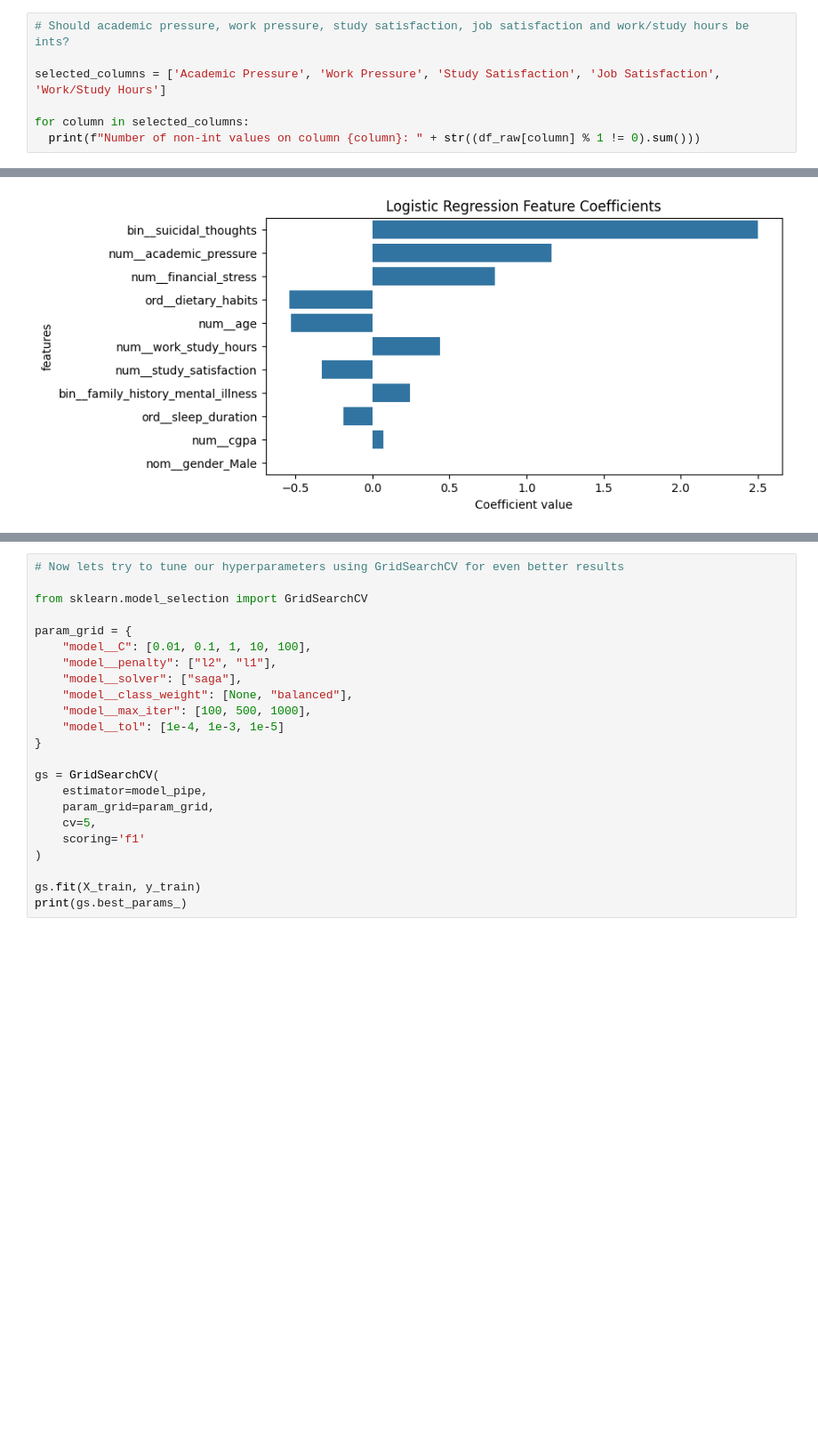
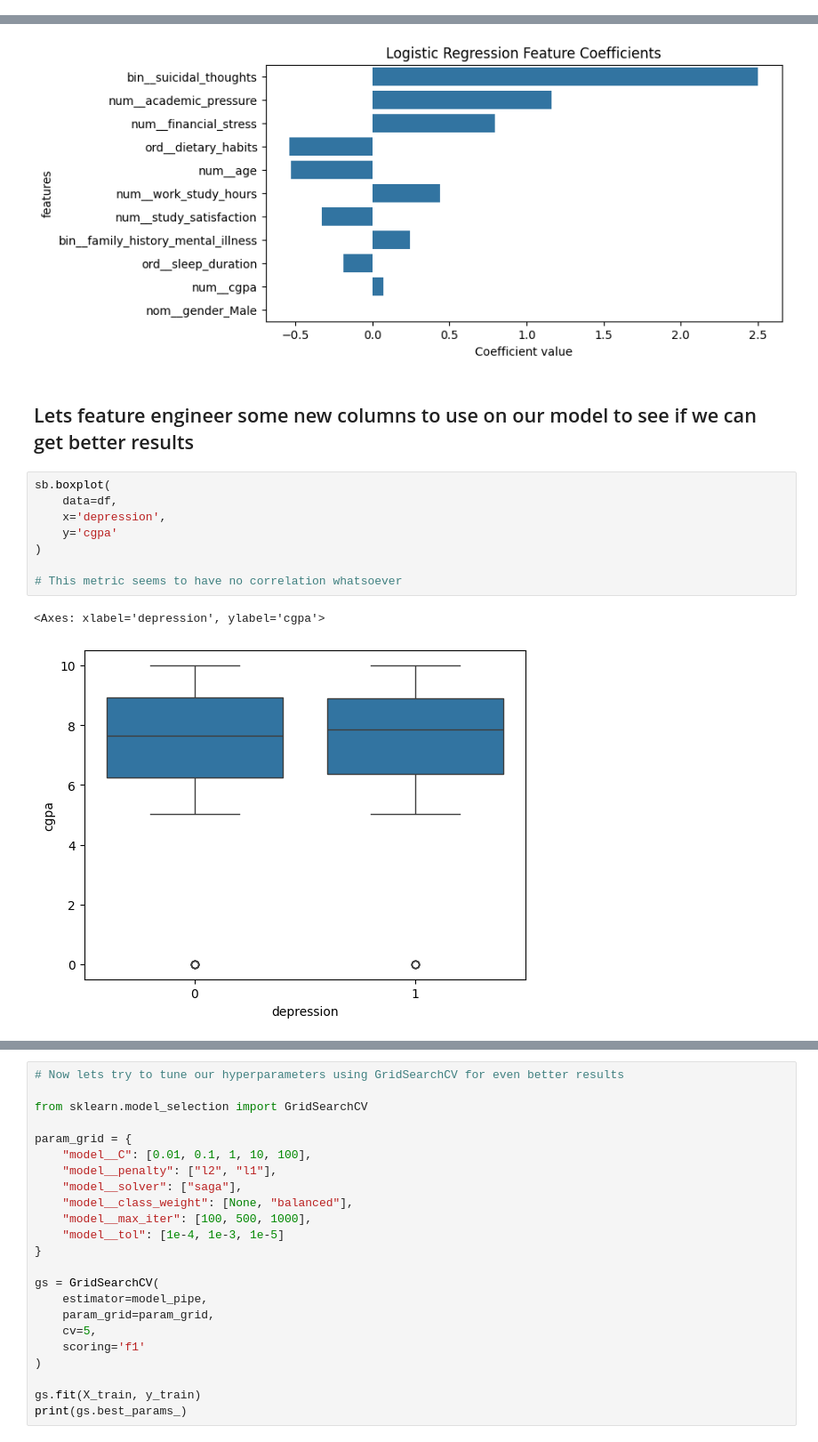
Before and after one commit to puck-arthur/data-learning, a Jupyter notebook: notebooks/week4_feature_engineering.ipynb, the cells around one changed output, grey strips where cells are left out. Shown at 89% size. Saved outputs shown, nothing was run; the diff lists cells and outputs as text; blank space fills up the shorter version.

```diff
--- a/notebooks/week4_feature_engineering.ipynb
+++ b/notebooks/week4_feature_engineering.ipynb
@@ -105,7 +83,0 @@ memory usage: 3.8+ MB
-# %%
-# Should academic pressure, work pressure, study satisfaction, job satisfaction and work/study hours be ints?
-
-selected_columns = ['Academic Pressure', 'Work Pressure', 'Study Satisfaction', 'Job Satisfaction', 'Work/Study Hours']
-
-for column in selected_columns:
-  print(f"Number of non-int values on column {column}: " + str((df_raw[column] % 1 != 0).sum()))
@@ -679,3 +364,16 @@ plt.title('Logistic Regression Feature Coefficients')
 plt.show()
 # %% [output]
 [figure]
+# %% [markdown]
+## Lets feature engineer some new columns to use on our model to see if we can get better results
+# %%
+sb.boxplot(
+    data=df,
+    x='depression',
+    y='cgpa'
+)
+
+# This metric seems to have no correlation whatsoever
+# %% [output]
+<Axes: xlabel='depression', ylabel='cgpa'>
+[figure, added]
```
Also changed, not shown: parts of 27 cells of this notebook.
